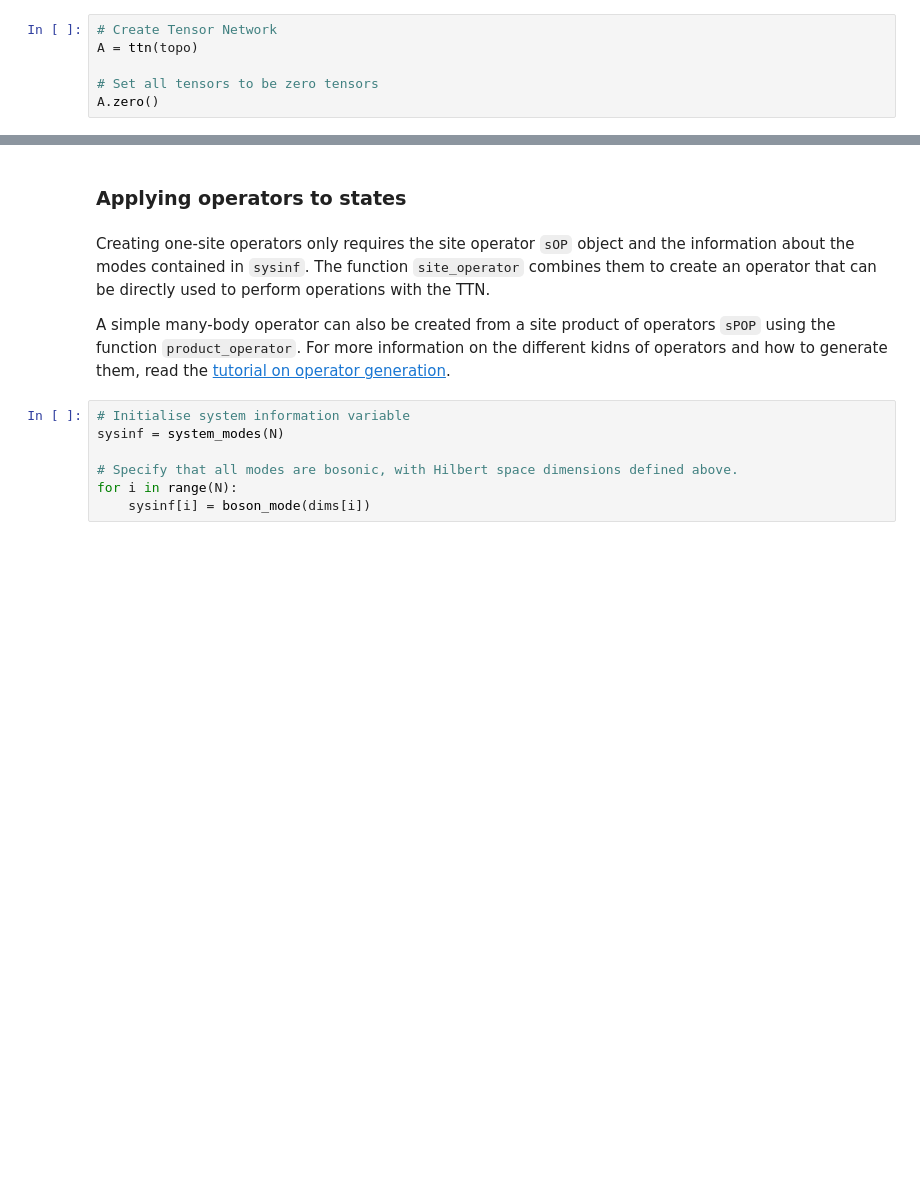
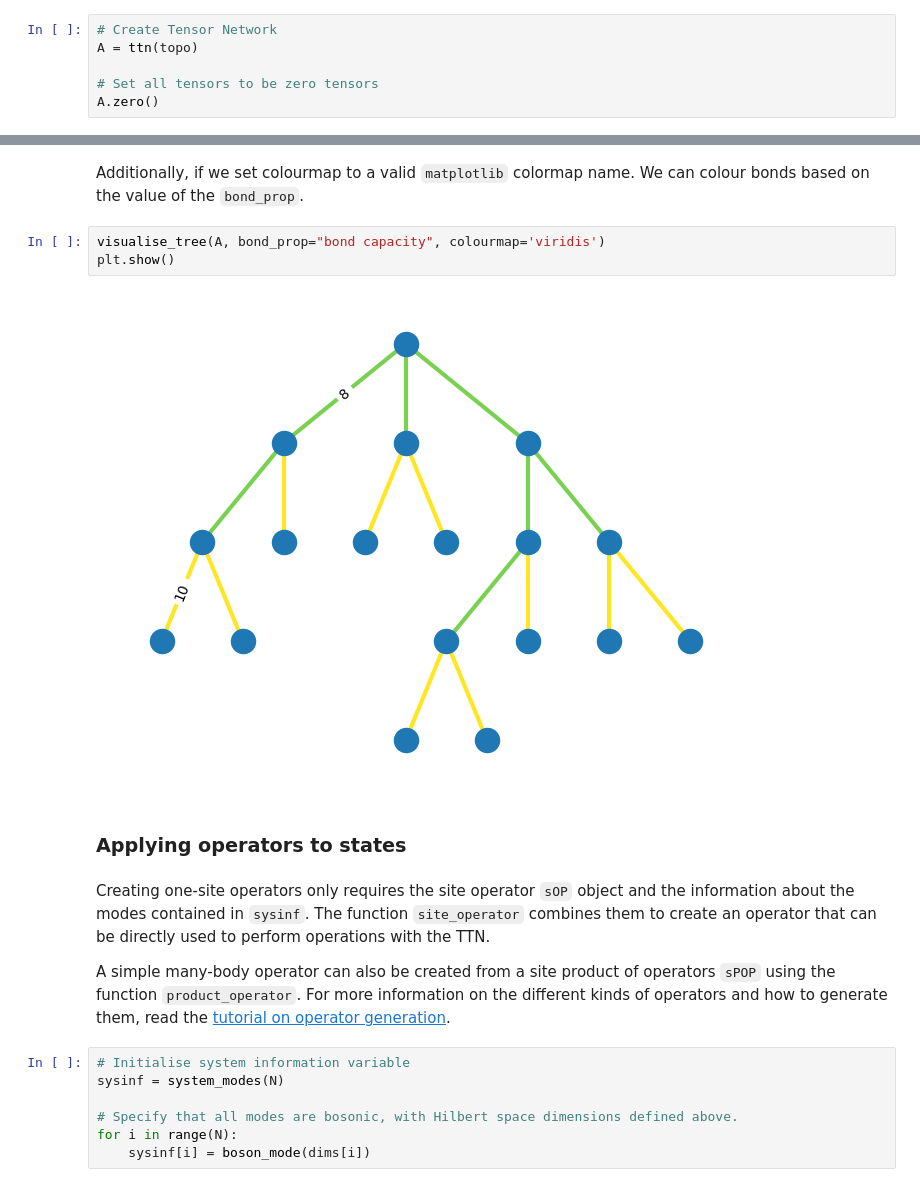
Before and after one commit to llindoy/pyttn, a Jupyter notebook: tutorials/ttn_operations.ipynb, the cells around one changed output, grey strips where cells are left out. Cells and saved outputs as stored; diff of their text form; blank space fills up the shorter version.

```diff
--- a/tutorials/ttn_operations.ipynb
+++ b/tutorials/ttn_operations.ipynb
@@ -93,9 +164,16 @@ A.zero()
+# %% [markdown]
+Additionally, if we set colourmap to a valid `matplotlib` colormap name.  We can colour bonds based on the value of the `bond_prop`.
+# %%
+visualise_tree(A, bond_prop="bond capacity", colourmap='viridis')
+plt.show()
+# %% [output]
+[figure, added]
 # %% [markdown]
 ### Applying operators to states
 # %% [markdown]
 Creating one-site operators only requires the site operator `sOP` object and the information about the modes contained in `sysinf`. The function `site_operator` combines them to create an operator that can be directly used to perform operations with the TTN.
 
-A simple many-body operator can also be created from a site product of operators `sPOP` using the function `product_operator`. For more information on the different kidns of operators and how to generate them, read the [tutorial on operator generation](files/../operator_generation.ipynb).
+A simple many-body operator can also be created from a site product of operators `sPOP` using the function `product_operator`. For more information on the different kinds of operators and how to generate them, read the [tutorial on operator generation](files/../operator_generation.ipynb).
 # %%
 # Initialise system information variable
 sysinf = system_modes(N)
```
Also changed, not shown: parts of 34 cells of this notebook, 23 other files.
